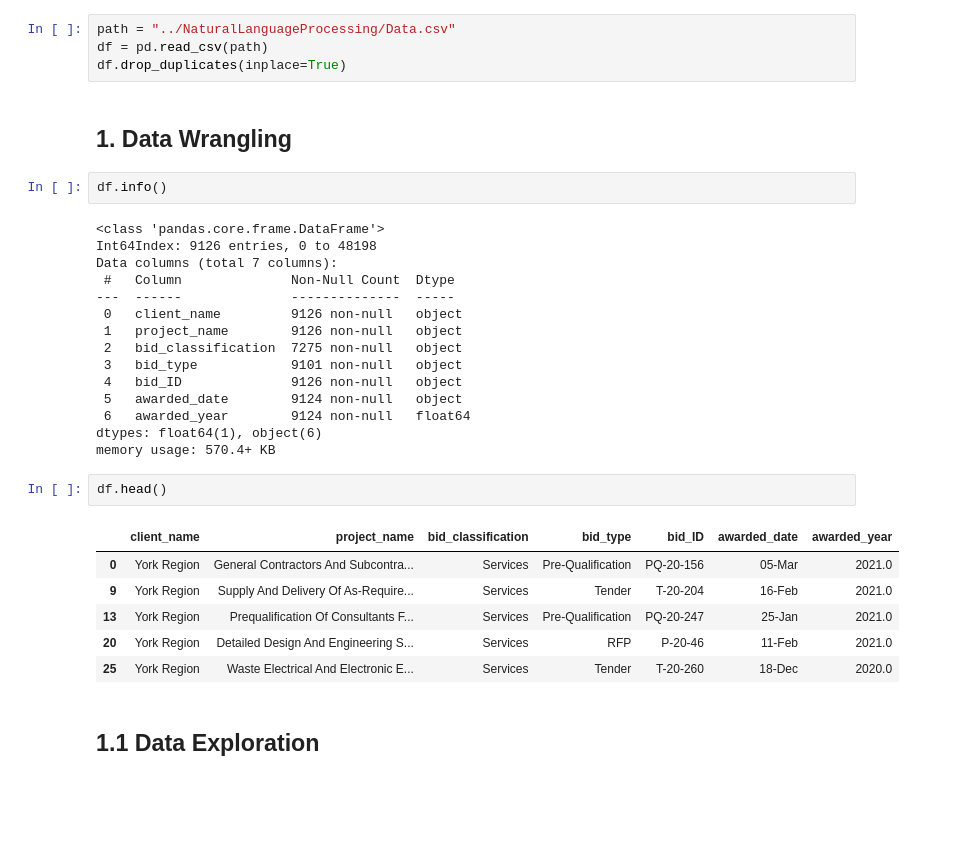
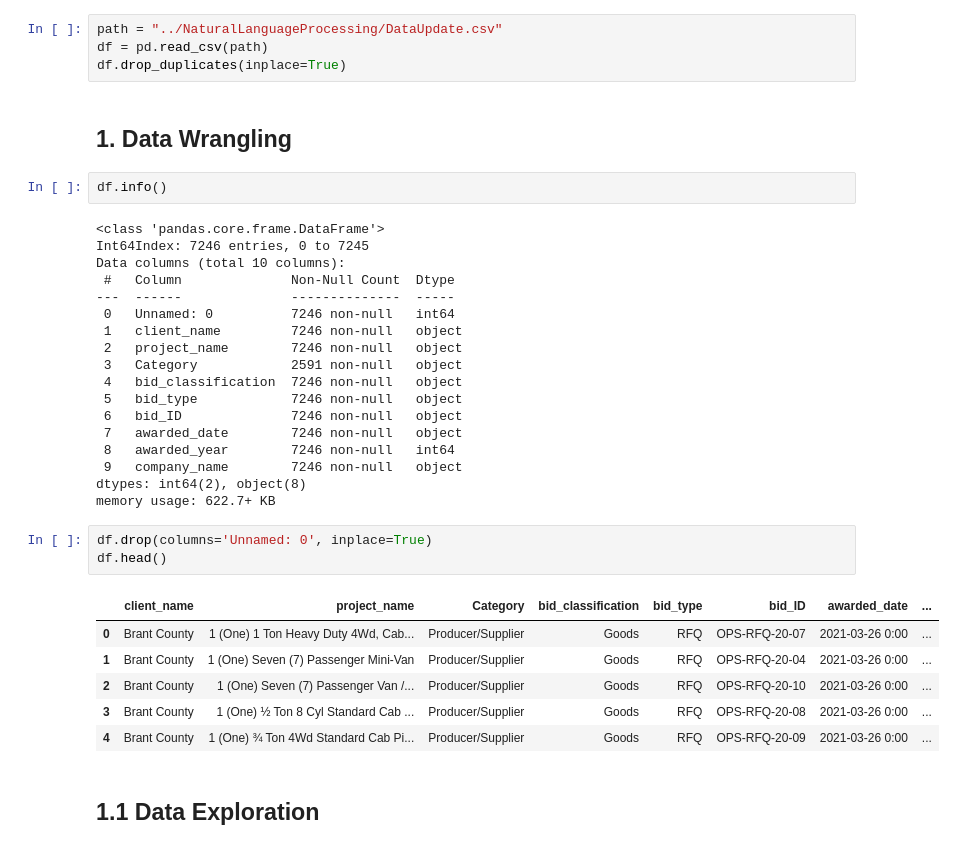
Before and after one commit to DelinM/BidTing, a Jupyter notebook: NaturalLanguageProcessing/Project Category Identification NLP Project.ipynb, the cells around one changed output. Drawn from its saved outputs; the diff is of its cells as text; blank space fills up the shorter version.

Commit message:
Update raw data processing

```diff
--- a/NaturalLanguageProcessing/Project Category Identification NLP Project.ipynb
+++ b/NaturalLanguageProcessing/Project Category Identification NLP Project.ipynb
@@ -38,7 +38,7 @@ import dataresource as dr
 # %% [markdown]
 ## 0.2 Import Original Dataset
 # %%
-path = "../NaturalLanguageProcessing/Data.csv"
+path = "../NaturalLanguageProcessing/DataUpdate.csv"
 df = pd.read_csv(path)
 df.drop_duplicates(inplace=True)
 # %% [markdown]
@@ -47,28 +47,32 @@ df.drop_duplicates(inplace=True)
 df.info()
 # %% [output]
 <class 'pandas.core.frame.DataFrame'>
-Int64Index: 9126 entries, 0 to 48198
-Data columns (total 7 columns):
+Int64Index: 7246 entries, 0 to 7245
+Data columns (total 10 columns):
  #   Column              Non-Null Count  Dtype
 ---  ------              --------------  -----
- 0   client_name         9126 non-null   object
- 1   project_name        9126 non-null   object
- 2   bid_classification  7275 non-null   object
- 3   bid_type            9101 non-null   object
- 4   bid_ID              9126 non-null   object
- 5   awarded_date        9124 non-null   object
- 6   awarded_year        9124 non-null   float64
-dtypes: float64(1), object(6)
-memory usage: 570.4+ KB
+ 0   Unnamed: 0          7246 non-null   int64
+ 1   client_name         7246 non-null   object
+ 2   project_name        7246 non-null   object
+ 3   Category            2591 non-null   object
+ 4   bid_classification  7246 non-null   object
+ 5   bid_type            7246 non-null   object
+ 6   bid_ID              7246 non-null   object
+ 7   awarded_date        7246 non-null   object
+ 8   awarded_year        7246 non-null   int64
+ 9   company_name        7246 non-null   object
+dtypes: int64(2), object(8)
+memory usage: 622.7+ KB
 # %%
+df.drop(columns='Unnamed: 0', inplace=True)
 df.head()
 # %% [output]
-|  | client_name | project_name | bid_classification | bid_type | bid_ID | awarded_date | awarded_year |
-| 0 | York Region | General Contractors And Subcontra... | Services | Pre-Qualification | PQ-20-156 | 05-Mar | 2021.0 |
-| 9 | York Region | Supply And Delivery Of As-Require... | Services | Tender | T-20-204 | 16-Feb | 2021.0 |
-| 13 | York Region | Prequalification Of Consultants F... | Services | Pre-Qualification | PQ-20-247 | 25-Jan | 2021.0 |
-| 20 | York Region | Detailed Design And Engineering S... | Services | RFP | P-20-46 | 11-Feb | 2021.0 |
-| 25 | York Region | Waste Electrical And Electronic E... | Services | Tender | T-20-260 | 18-Dec | 2020.0 |
+|  | client_name | project_name | Category | bid_classification | bid_type | bid_ID | awarded_date | ... |
+| 0 | Brant County | 1 (One) 1 Ton Heavy Duty 4Wd, Cab... | Producer/Supplier | Goods | RFQ | OPS-RFQ-20-07 | 2021-03-26 0:00 | ... |
+| 1 | Brant County | 1 (One) Seven (7) Passenger Mini-Van | Producer/Supplier | Goods | RFQ | OPS-RFQ-20-04 | 2021-03-26 0:00 | ... |
+| 2 | Brant County | 1 (One) Seven (7) Passenger Van /... | Producer/Supplier | Goods | RFQ | OPS-RFQ-20-10 | 2021-03-26 0:00 | ... |
+| 3 | Brant County | 1 (One) ½ Ton 8 Cyl Standard Cab ... | Producer/Supplier | Goods | RFQ | OPS-RFQ-20-08 | 2021-03-26 0:00 | ... |
+| 4 | Brant County | 1 (One) ¾ Ton 4Wd Standard Cab Pi... | Producer/Supplier | Goods | RFQ | OPS-RFQ-20-09 | 2021-03-26 0:00 | ... |
 # %% [markdown]
 ## 1.1 Data Exploration
 # %% [markdown]
```
Also changed, not shown: parts of 30 cells of this notebook, 4 other files.
